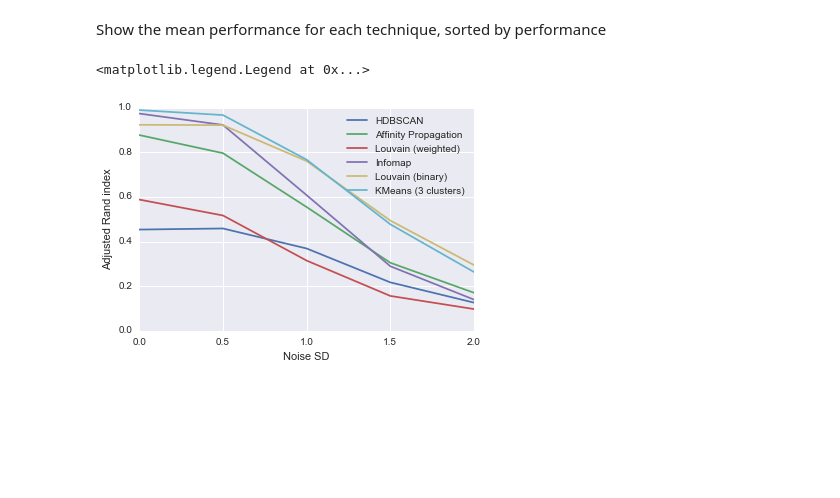
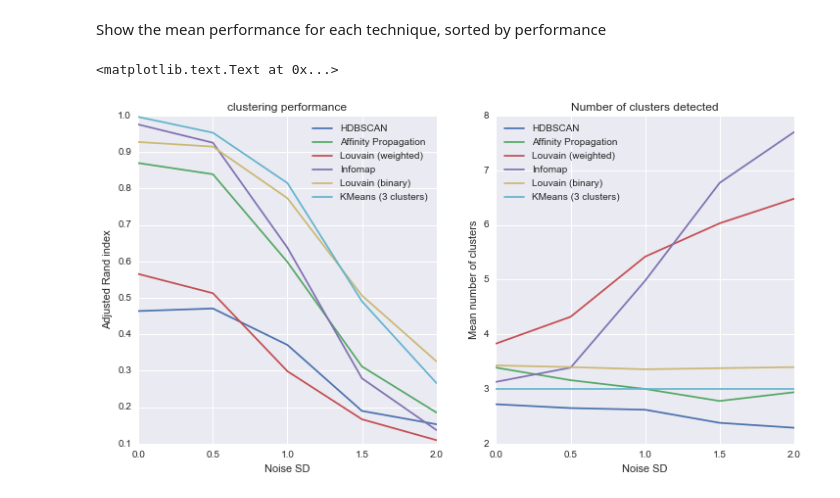
Before and after one commit to poldrack/StructureRetrieval, a Jupyter notebook: StructureRetrieval.ipynb, the cells around one changed output. Cells and saved outputs as stored; diff of their text form; code cells hidden in the pictures; blank space fills up the shorter version.

Commit message:
added plotting of number of clusters

```diff
--- a/StructureRetrieval.ipynb
+++ b/StructureRetrieval.ipynb
@@ -31,6 +32,7 @@ Now we loop through a bunch of simulated datasets, and estimate the clustering f
 # %%
 def simulate_and_score(n=200,scale_data=True,graph_density=80,noise_sd=1.0):
     """ function to generate data and return scores for each metric"""
+    nclust=lambda x:len(numpy.unique(x))
     true_groups=numpy.array([1,1,1,2,2,2,3,3,3])
     # generate simulated data
     data=simulateData(n=n)
@@ -43,7 +45,6 @@ def simulate_and_score(n=200,scale_data=True,graph_density=80,noise_sd=1.0):
     cl_hdbscan=hdbscan.fit_predict(data)
     cl_ap=ap.fit_predict(data)
     cl_kmeans=km.fit_predict(data)
-
     # generate an adjacency matrix to create graph representation
     adj=numpy.corrcoef(data)
     triu=numpy.triu_indices_from(adj,1)
@@ -60,19 +61,24 @@ def simulate_and_score(n=200,scale_data=True,graph_density=80,noise_sd=1.0):
     # multilevel requires binary graph
     G_thresh = igraph.Graph.Weighted_Adjacency(adj_thresh.tolist()).as_undirected()
     part_mlt=G_thresh.community_multilevel()
-    return [adjrand(true_groups,cl_hdbscan),
+    return ([adjrand(true_groups,cl_hdbscan),
                     adjrand(true_groups,cl_ap),
                     adjrand(true_groups,part_mod.membership),
                     adjrand(true_groups,part_im.membership),
                     adjrand(true_groups,part_mlt.membership),
-                     adjrand(true_groups,cl_kmeans) ]
+                    adjrand(true_groups,cl_kmeans)],[nclust(cl_hdbscan),nclust(cl_ap),
+                    nclust(part_mod.membership),nclust(part_im.membership),
+                    nclust(part_mlt.membership),nclust(cl_kmeans)])
 
-nruns=1000
+nruns=100
 randscores={}
 noiselevels=[0,0.5,1.0,1.5,2.0]
-
+nclusters={}
 for noise_sd in noiselevels:
     randscores[noise_sd]=[]
+    nclusters[noise_sd]=[]
+
     for r in range(nruns):
-        output=simulate_and_score(noise_sd=noise_sd)
+        output,nc=simulate_and_score(noise_sd=noise_sd)
         randscores[noise_sd].append(output)
+        nclusters[noise_sd].append(nc)
@@ -88,11 +90,26 @@ results_df=pandas.DataFrame(numpy.vstack(([numpy.mean(randscores[i],0).T for i i
                             columns=['HDBSCAN','Affinity Propagation',
                                    'Louvain (weighted)','Infomap',
                                    'Louvain (binary)','KMeans (3 clusters)'])
+
+nclusters_df=pandas.DataFrame(numpy.vstack(([numpy.mean(nclusters[i],0).T for i in noiselevels])),
+                            index=noiselevels,
+                            columns=['HDBSCAN','Affinity Propagation',
+                                   'Louvain (weighted)','Infomap',
+                                   'Louvain (binary)','KMeans (3 clusters)'])
-# %%
-plt.plot(results_df)
-plt.xlabel('Noise SD')
-plt.ylabel('Adjusted Rand index')
-plt.legend(results_df.columns)
-# %% [output]
-<matplotlib.legend.Legend at 0x...>
-[figure, removed]
+# %%
+plt.figure(figsize=(12,6))
+plt.subplot(1,2,1)
+plt.plot(results_df)
+plt.xlabel('Noise SD')
+plt.ylabel('Adjusted Rand index')
+plt.legend(results_df.columns)
+plt.title('clustering performance')
+plt.subplot(1,2,2)
+plt.plot(nclusters_df)
+plt.xlabel('Noise SD')
+plt.ylabel('Mean number of clusters')
+plt.legend(results_df.columns,loc=2)
+plt.title('Number of clusters detected')
+# %% [output]
+<matplotlib.text.Text at 0x...>
+[figure, added]
```
Also changed, not shown: parts of 3 cells of this notebook.
